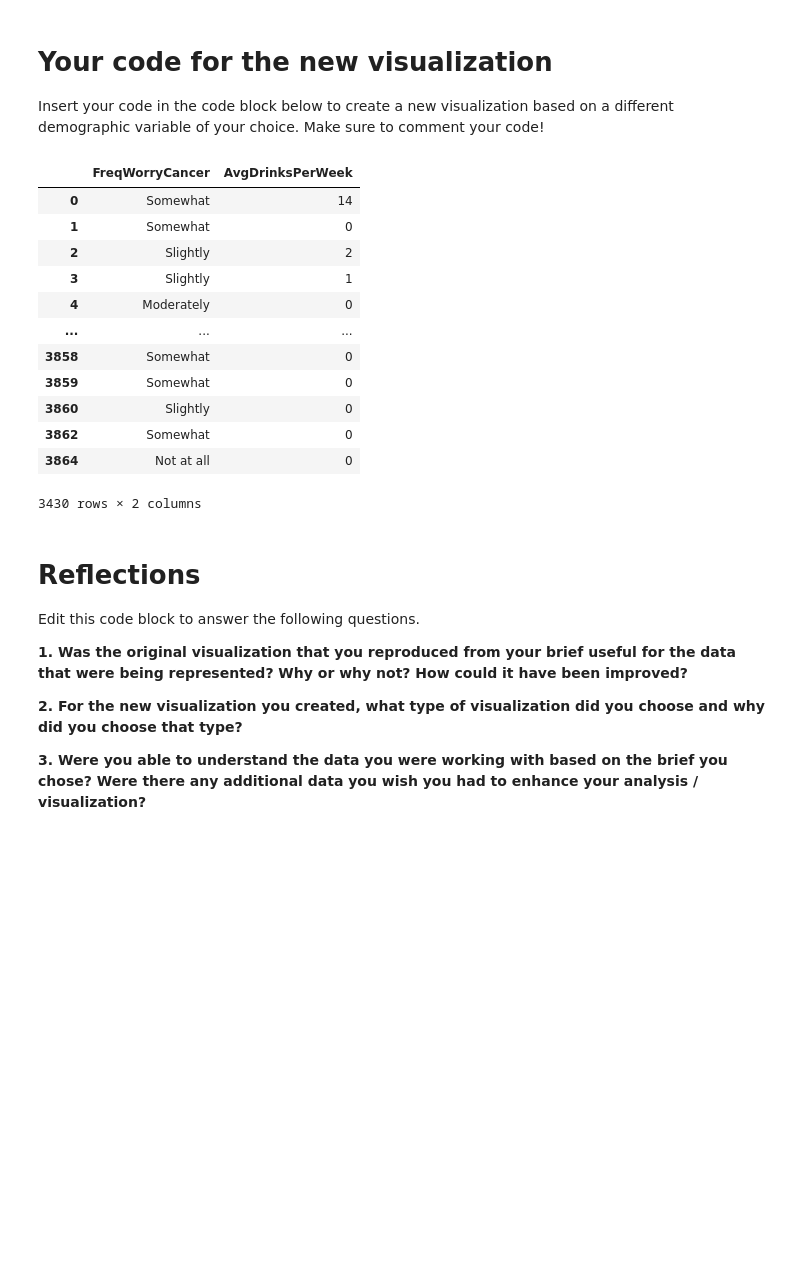
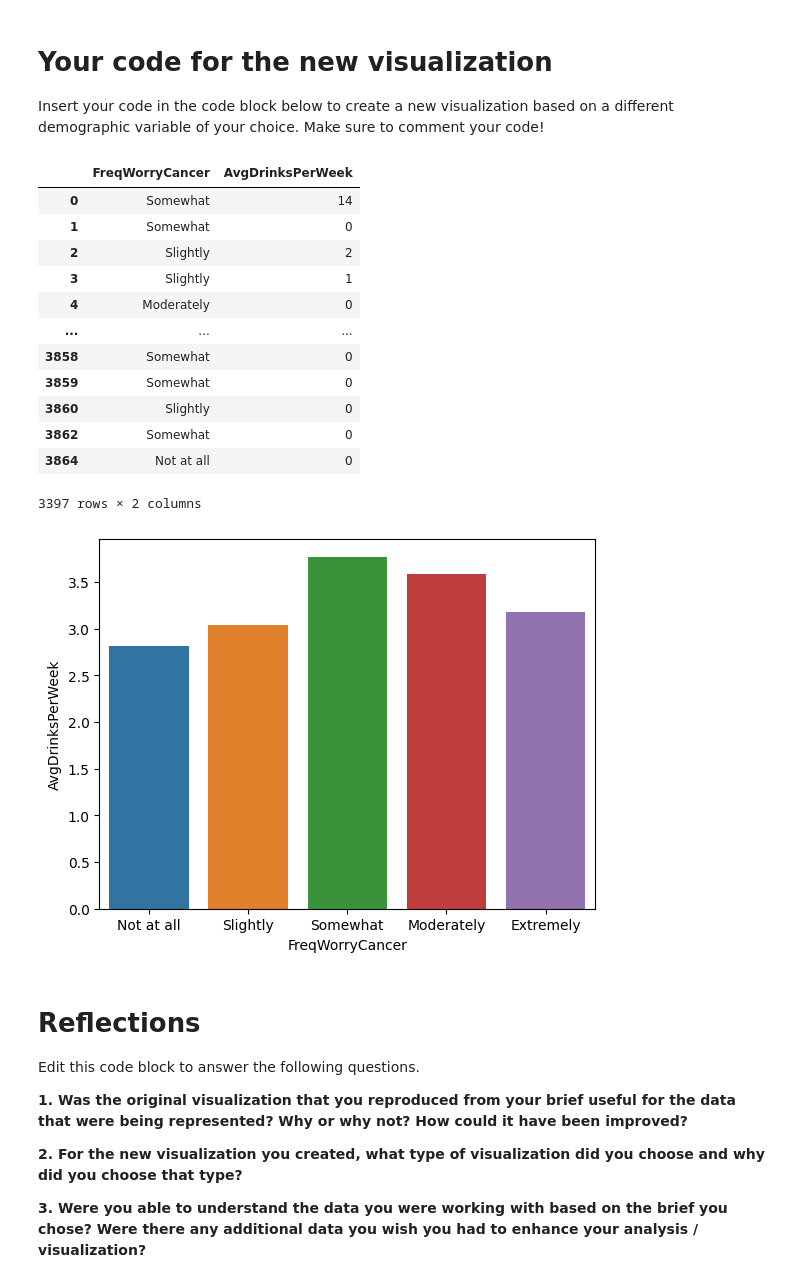
Before and after one commit to megoeggo/colab, a Jupyter notebook: Mego_Franks_Final_Project.ipynb, the cells around one changed output. Cells and saved outputs as stored; diff of their text form; code cells hidden in the pictures; blank space fills up the shorter version.

```diff
--- a/Mego_Franks_Final_Project.ipynb
+++ b/Mego_Franks_Final_Project.ipynb
@@ -190,6 +190,8 @@ worrydata = hints_data_raw[["FreqWorryCancer", "AvgDrinksPerWeek"]]
 
 worrydata = worrydata.replace("Missing Data (Not Ascertained)", np.NaN)
 
+worrydata = worrydata.replace("Missing data (Not Ascertained)", np.NaN)
+
 worrydata = worrydata.replace("Unreadable or Nonconforming Numeric Response", np.NaN)
 
 worrydata = worrydata.replace("Multiple responses selected in error", np.NaN)
@@ -210,7 +212,16 @@ worrydata
 | 3860 | Slightly | 0 |
 | 3862 | Somewhat | 0 |
 | 3864 | Not at all | 0 |
-3430 rows × 2 columns
+3397 rows × 2 columns
+# %%
+worrydata["AvgDrinksPerWeek"] = worrydata["AvgDrinksPerWeek"].astype("int")
+worrydata["FreqWorryCancer"] = worrydata["FreqWorryCancer"].astype("category")
+worrydata["FreqWorryCancer"] = worrydata["FreqWorryCancer"].cat.reorder_categories(["Not at all", "Slightly", "Somewhat", "Moderately", "Extremely"], ordered=True)
+# %%
+fig = sns.barplot(x="FreqWorryCancer", y="AvgDrinksPerWeek", data=worrydata,
+                  errorbar=None)
+# %% [output]
+[figure, added]
 # %% [markdown]
 # Reflections
 Edit this code block to answer the following questions.
```
